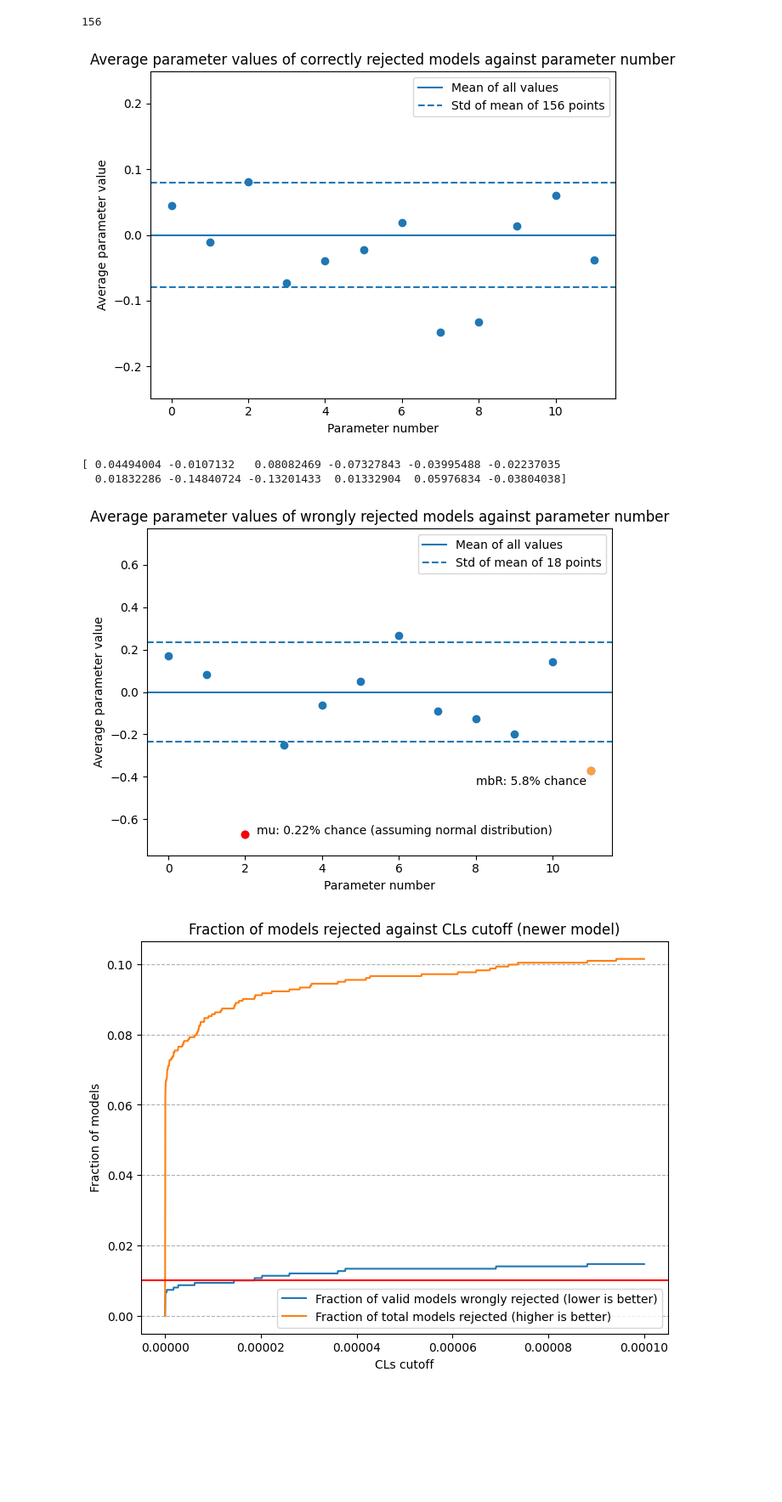
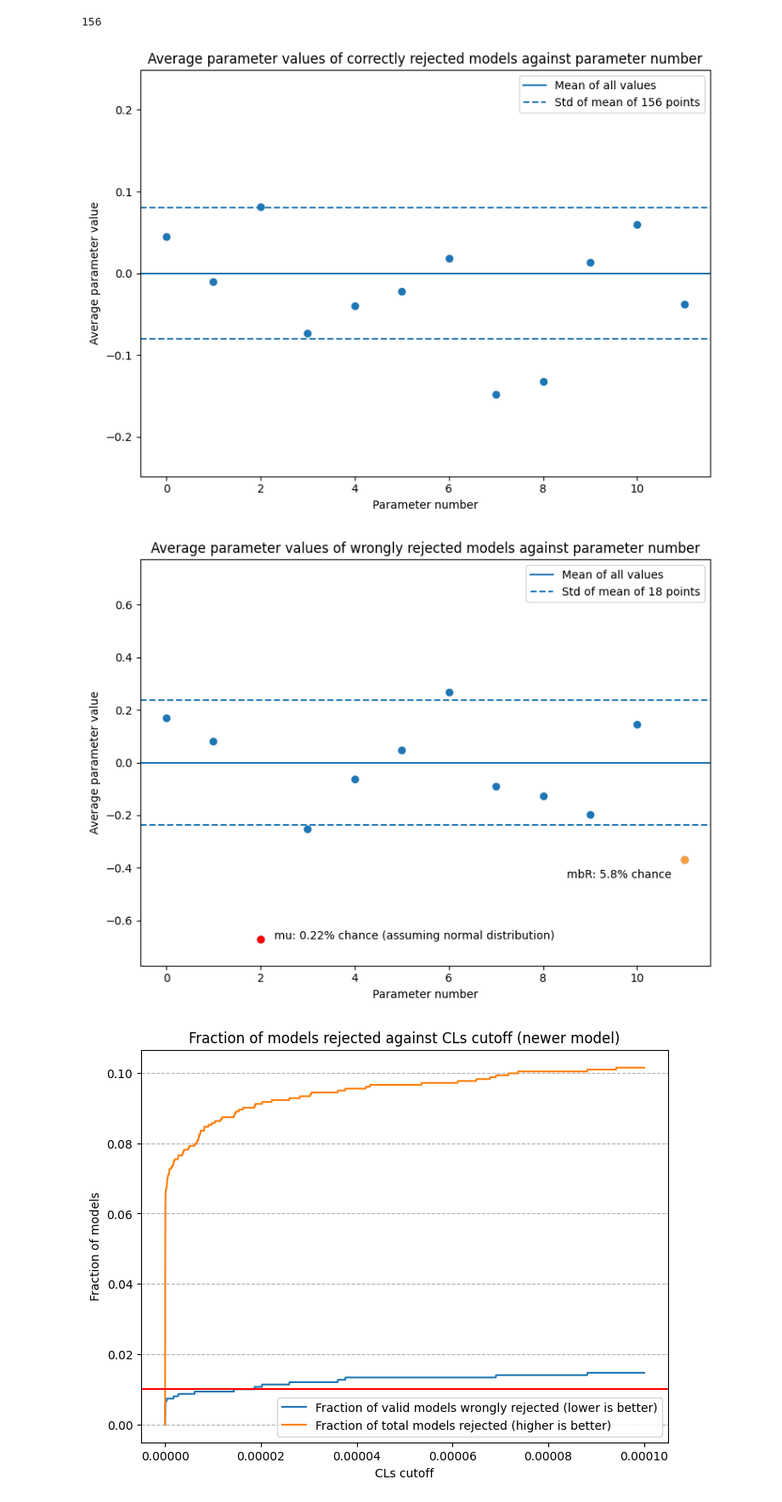
Before and after one commit to benvlasto/MPhys-Project, a Jupyter notebook: exploring_CLs_model_output.ipynb, the cells around one changed output. Shown at 85% size. Drawn from its saved outputs; the diff is of its cells as text; code cells hidden in the pictures; blank space fills up the shorter version.

Commit message:
Increased figure size to match standard (8,6) I've used so far

```diff
--- a/exploring_CLs_model_output.ipynb
+++ b/exploring_CLs_model_output.ipynb
@@ -46,31 +46,30 @@ len(correctly_rejected_models)
 # %%
 # Extract average of each parameter for correctly rejected models
 col_avg = correctly_rejected_models.mean(axis=0).values
 num_models = len(correctly_rejected_models)
 
 # Remove predictions and targets
 col_avg = col_avg[0:-2]
 
 # Plot column averages against column number
+plt.figure(figsize=(8,6))
 plt.axhline(0)
 std_of_mean = 1/np.sqrt(num_models)
 plt.axhline(std_of_mean, linestyle="--")
 plt.axhline(-std_of_mean, linestyle="--")
 y_lim = max(abs(col_avg)) + 0.1
 plt.ylim(top=y_lim, bottom=-y_lim)
 plt.title("Average parameter values of correctly rejected models against parameter number")
 plt.xlabel("Parameter number")
 plt.ylabel("Average parameter value")
 plt.legend(["Mean of all values", "Std of mean of 156 points"])
 plt.scatter(range(len(col_avg)), col_avg)
 
 plt.tight_layout()
+#plt.savefig("plots/CLs_predictor_performance/right_prediction_parameter_averages.pdf")
 plt.show()
-print(col_avg)
 # %% [output]
-[figure, old version]
+[figure, new version]
-[ 0.04494004 -0.0107132   0.08082469 -0.07327843 -0.03995488 -0.02237035
-  0.01832286 -0.14840724 -0.13201433  0.01332904  0.05976834 -0.03804038]
 # %%
 # Extract average of each parameter for incorrectly rejected models
 col_avg = wrongly_rejected_models.mean(axis=0).values
@@ -79,6 +78,7 @@ col_avg = wrongly_rejected_models.mean(axis=0).values
 col_avg = col_avg[0:-2]
 
 # Plot column averages against column number, highlighting outliers
+plt.figure(figsize=(8,6))
 plt.axhline(0)
 std_of_mean = 1/np.sqrt(18)
 plt.axhline(std_of_mean, linestyle="--")
@@ -94,14 +94,14 @@ plt.scatter(range(len(col_avg)), col_avg)
 plt.text(2+0.3,col_avg[2],"mu: 0.22% chance (assuming normal distribution)")
 plt.scatter(2,col_avg[2],c="r")
 
-plt.text(8, col_avg[11]-0.07, "mbR: 5.8% chance")
+plt.text(8.5, col_avg[11]-0.07, "mbR: 5.8% chance")
 plt.scatter(11,col_avg[11],c="#ff9f3d")
 
 plt.tight_layout()
-#plt.savefig("plots/CLs_predictor_performance/wrong_prediction_parameter_averages.pdf")
+#plt.savefig("plots/CLs_predictor_performance/wrong_prediction_parameter_averages.png")
 plt.show()
 # %% [output]
-[figure, old version]
+[figure, new version]
 # %%
 def plot_rejections_by_cutoff(true_values, predicted_values, num_points=100, x_range=1):
 
```
Also changed, not shown: 4 other files.
